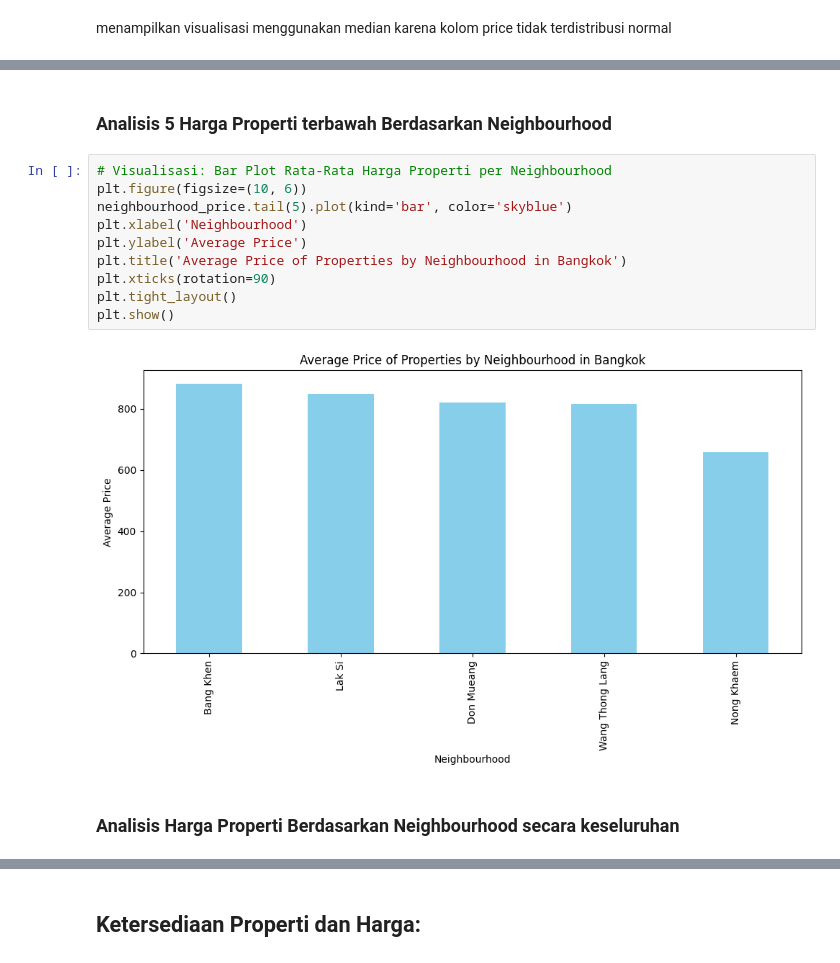
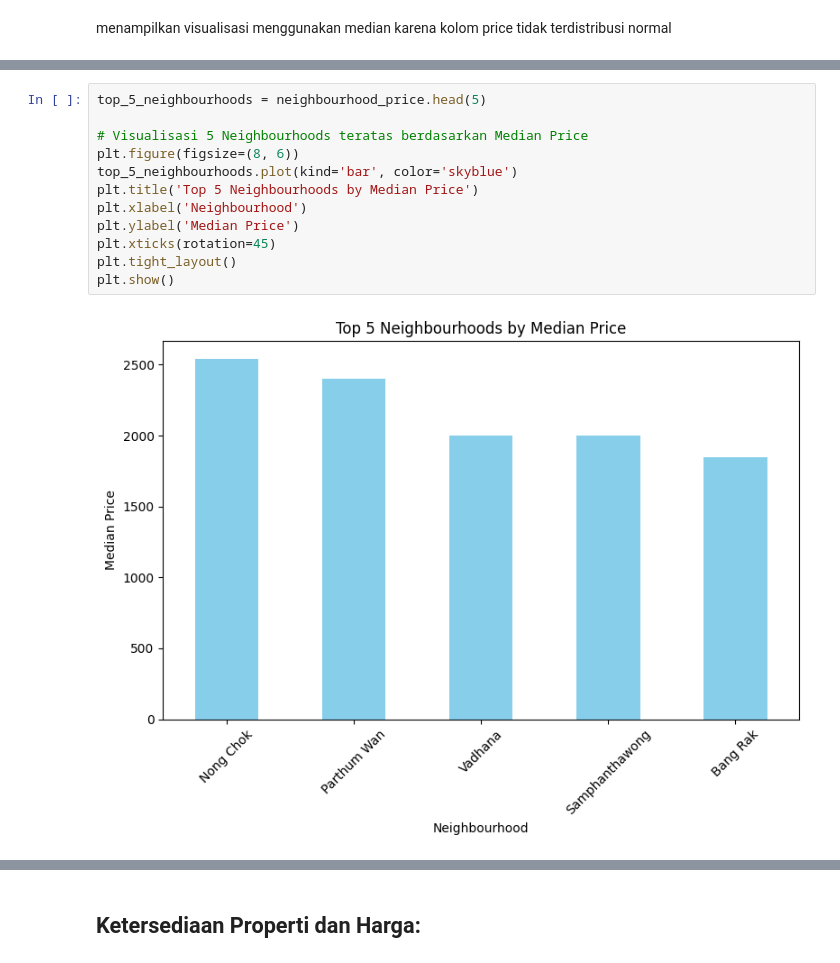
Before and after one commit to fadhelmurphy/airbnb-analysis, a Jupyter notebook: notebook.ipynb, the cells around one changed output, grey strips where cells are left out. Saved outputs shown, nothing was run; the diff lists cells and outputs as text.

```diff
--- a/notebook.ipynb
+++ b/notebook.ipynb
@@ -474,16 +445,14 @@ plt.show()
-# %% [markdown]
-### Analisis 5 Harga Properti terbawah Berdasarkan Neighbourhood
 # %%
-# Visualisasi: Bar Plot Rata-Rata Harga Properti per Neighbourhood
-plt.figure(figsize=(10, 6))
-neighbourhood_price.tail(5).plot(kind='bar', color='skyblue')
+top_5_neighbourhoods = neighbourhood_price.head(5)
+
+# Visualisasi 5 Neighbourhoods teratas berdasarkan Median Price
+plt.figure(figsize=(8, 6))
+top_5_neighbourhoods.plot(kind='bar', color='skyblue')
+plt.title('Top 5 Neighbourhoods by Median Price')
 plt.xlabel('Neighbourhood')
-plt.ylabel('Average Price')
-plt.title('Average Price of Properties by Neighbourhood in Bangkok')
-plt.xticks(rotation=90)
+plt.ylabel('Median Price')
+plt.xticks(rotation=45)
 plt.tight_layout()
 plt.show()
 # %% [output]
-[figure, old version]
+[figure, new version]
-# %% [markdown]
-### Analisis Harga Properti Berdasarkan Neighbourhood secara keseluruhan
```
Also changed, not shown: parts of 27 cells of this notebook.
